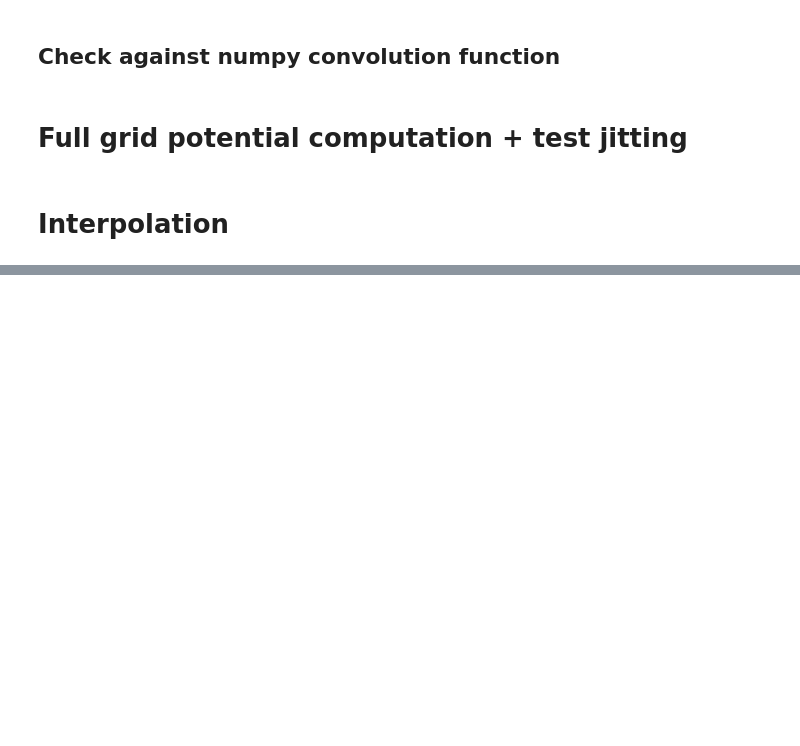
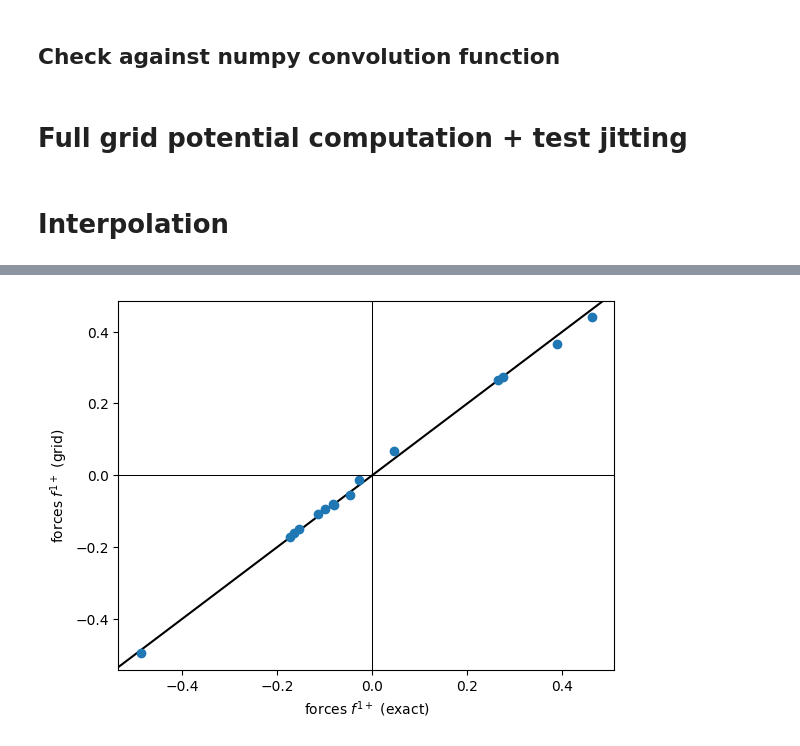
Before and after one commit to Madsen-s-research-group/msmjax, a Jupyter notebook: grid_ops_experiment/grid_ops_experiment.ipynb, the cells around one changed output, grey strips where cells are left out. Cells and saved outputs as stored; diff of their text form; code cells hidden in the pictures; blank space fills up the shorter version.

```diff
--- a/grid_ops_experiment/grid_ops_experiment.ipynb
+++ b/grid_ops_experiment/grid_ops_experiment.ipynb
@@ -539,8 +543,9 @@ partial_kernels = split_one_over_r_kernel(
     level_zero_cutoff=level_zero_cutoff,
     softening_function=SofteningFunctionOneOverR(p),
 )
-omega, _ = compute_coeffs_withtruncation(p=params_oldmsm["p"], mu=params_oldmsm["mu"])
-omega_zeroplus = omega[len(omega) // 2 : ]
+omega, _ = compute_coeffs_withtruncation(p=params_oldmsm["p"],
+                                         mu=params_oldmsm["mu"])
+omega_zeroplus = omega[len(omega) // 2:]
 
 kernelstencils_old = compute_kernel_stencils_all_gridlevels(
     kernelfunctions=partial_kernels,
@@ -626,2 +655,8 @@ jitted_compute_f_oneplus_direct_vectorized = jax.jit(compute_f_oneplus_direct_ve
 # %%
-jitted_compute_f_oneplus_direct_vectorized(xs, qs)
+# Double-check correctness of exact calculation by comparing different ways of doing it
+f_oneplus_exact_loop = compute_f_oneplus_exact_loop(xs, qs)
+f_oneplus_exact_vectorized = compute_f_oneplus_exact_vectorized(xs, qs)
+f_grad_U_oneplus_exact_vectorized = -jax.grad(
+    compute_U_oneplus_exact_vectorized, argnums=0)(xs, qs)
+assert jnp.allclose(f_oneplus_exact_loop, f_oneplus_exact_vectorized)
+assert jnp.allclose(f_oneplus_exact_loop, f_grad_U_oneplus_exact_vectorized)
@@ -773,0 +663,22 @@ Array([-0.10682096,  0.36661751,  0.43971099,  0.26391689, -0.14944912,
+# %%
+# Compare two different ways of computing the grid approximation for the forces
+_, f_oneplus_grid = compute_U_and_f_oneplus_grid(xs, qs)
+f_grad_U_oneplus_grid = -jax.grad(compute_U_oneplus_grid, argnums=0)(xs, qs)
+assert jnp.allclose(f_oneplus_grid, f_grad_U_oneplus_grid)
+# %%
+# Compare exact and grid forces
+fig, ax = plt.subplots()
+ax.set_xlabel("forces $f^{1+}$ (exact)")
+ax.set_ylabel("forces $f^{1+}$ (grid)")
+ax.scatter(f_oneplus_exact_loop, f_oneplus_grid)
+xlim = ax.get_xlim()
+ylim = ax.get_ylim()
+# plot parity line and zero axes
+ax.plot(xlim, xlim, color="black", zorder=-1)
+ax.axhline(color="black", linewidth=0.75)
+ax.axvline(color="black", linewidth=0.75)
+ax.set_xlim(xlim)
+ax.set_ylim(ylim)
+plt.show()
+# %% [output]
+[figure, added]
```
Also changed, not shown: parts of 33 cells of this notebook, 1 other file.
